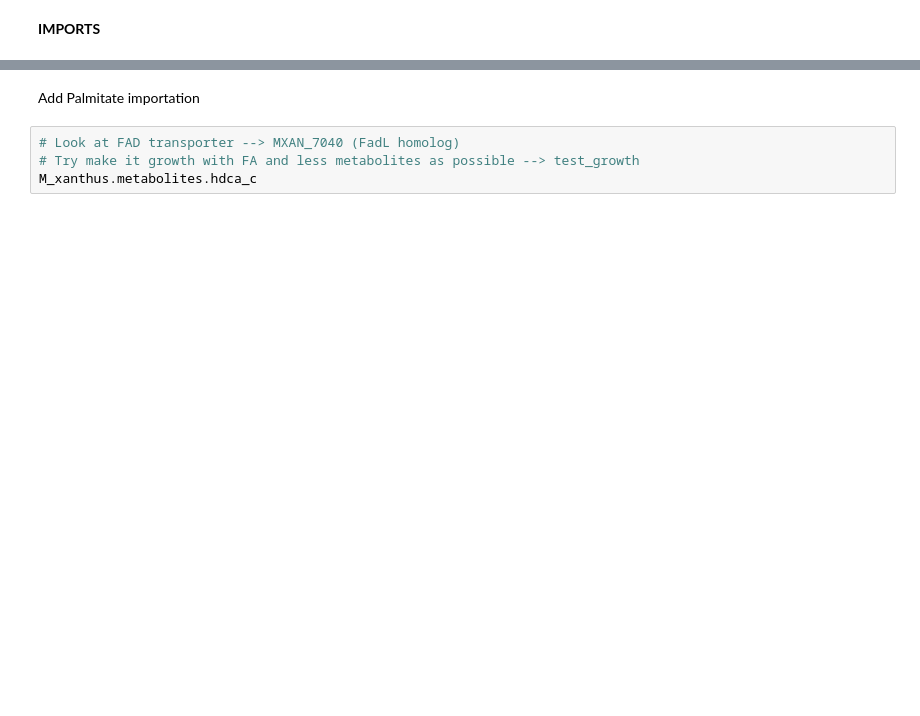
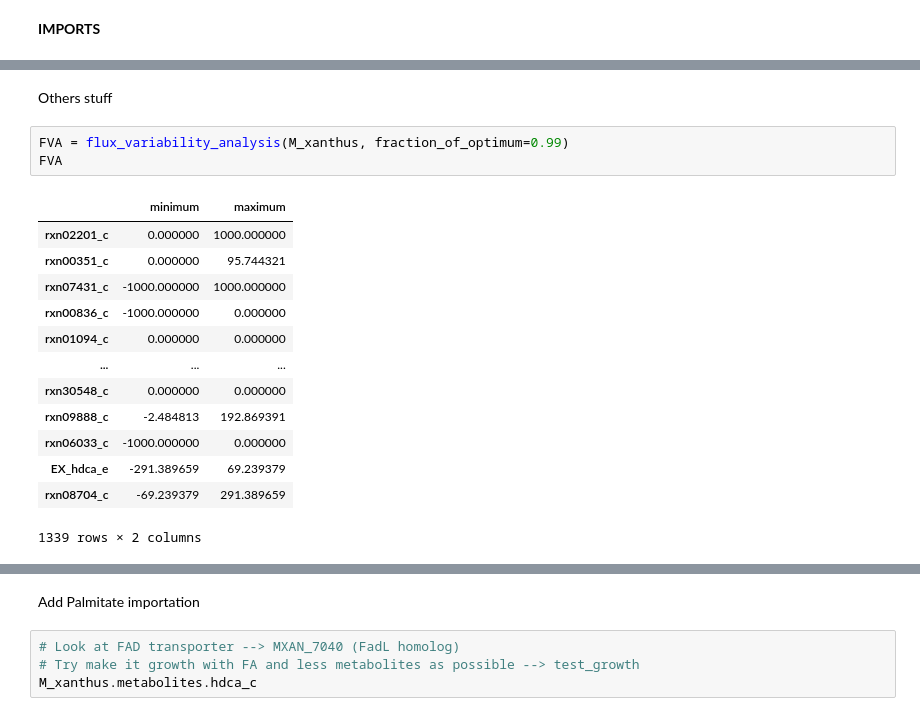
Before and after one commit to BondonMickael/M_xanthus-E_coli-Predation, a Jupyter notebook: notebooks/test_model.ipynb, the cells around one changed output, grey strips where cells are left out. Cells and saved outputs as stored; diff of their text form; blank space fills up the shorter version.

```diff
--- a/notebooks/test_model.ipynb
+++ b/notebooks/test_model.ipynb
@@ -36,3 +37,22 @@ E_coli
 | Number of groups | 0 |
 | Objective expression | 1.0*BIOMASS_Ec_iML1515_core_75p37... |
 | Compartments | cytosol, extracellular space, per... |
+# %% [markdown]
+Others stuff
+# %%
+FVA = flux_variability_analysis(M_xanthus, fraction_of_optimum=0.99)
+FVA
+# %% [output]
+|  | minimum | maximum |
+| rxn02201_c | 0.000000 | 1000.000000 |
+| rxn00351_c | 0.000000 | 95.744321 |
+| rxn07431_c | -1000.000000 | 1000.000000 |
+| rxn00836_c | -1000.000000 | 0.000000 |
+| rxn01094_c | 0.000000 | 0.000000 |
+| ... | ... | ... |
+| rxn30548_c | 0.000000 | 0.000000 |
+| rxn09888_c | -2.484813 | 192.869391 |
+| rxn06033_c | -1000.000000 | 0.000000 |
+| EX_hdca_e | -291.389659 | 69.239379 |
+| rxn08704_c | -69.239379 | 291.389659 |
+1339 rows × 2 columns
```
Also changed, not shown: parts of 16 cells of this notebook, 4 other files.
